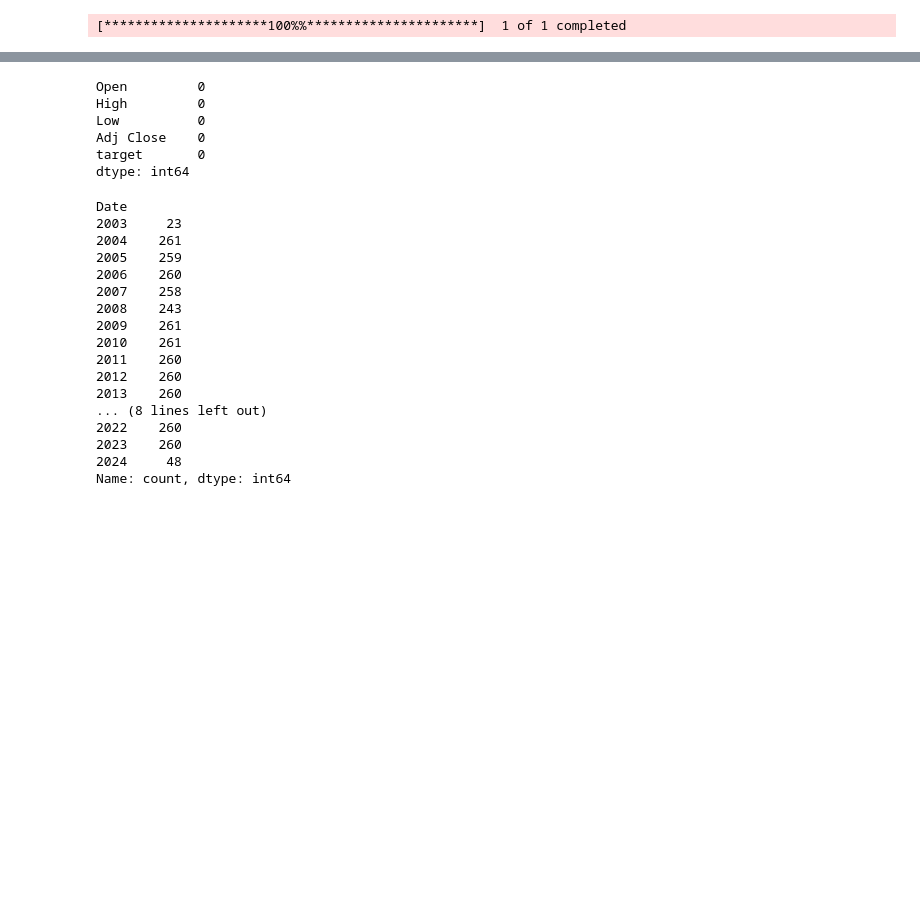
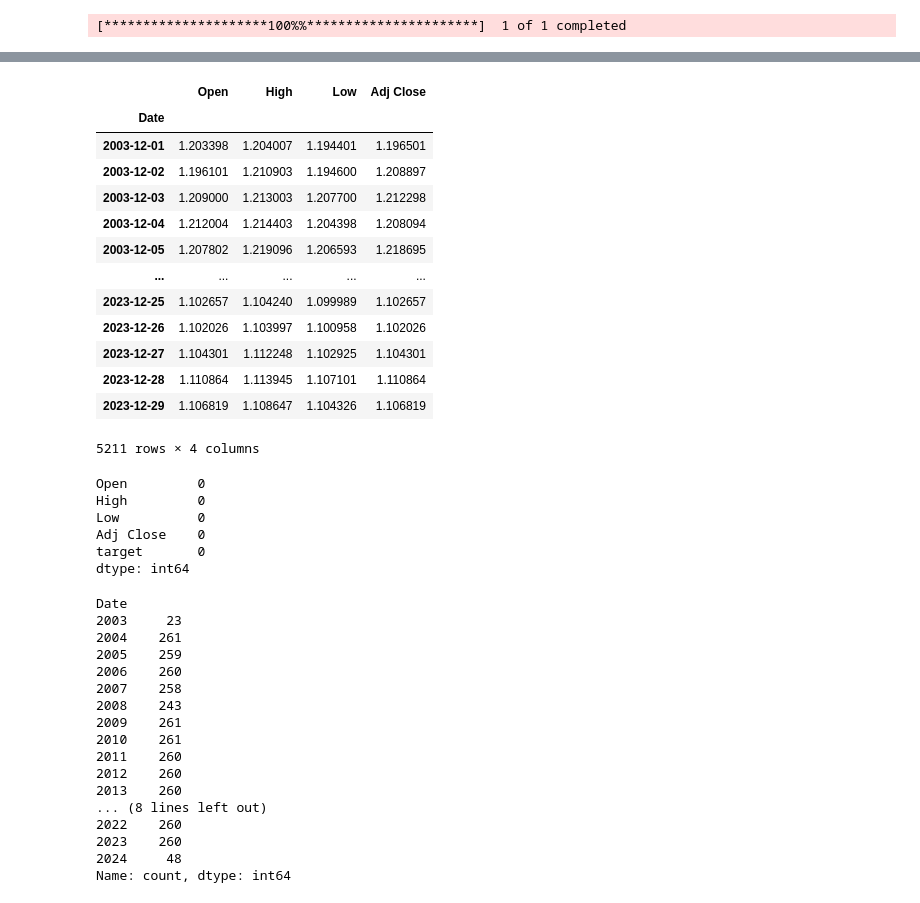
Before and after one commit to arowolo007/Loreon_Algo, a Jupyter notebook: stock_price_daily.ipynb, the cells around one changed output, grey strips where cells are left out. Saved outputs shown, nothing was run; the diff lists cells and outputs as text; code cells hidden in the pictures; blank space fills up the shorter version.

Commit message:
initiating baseline metrics

```diff
--- a/stock_price_daily.ipynb
+++ b/stock_price_daily.ipynb
@@ -32,2 +36,21 @@ data
+# %%
+# create a baseline metric
+
+df
+# %% [output]
+|  | Open | High | Low | Adj Close |
+| Date |  |  |  |  |
+| 2003-12-01 | 1.203398 | 1.204007 | 1.194401 | 1.196501 |
+| 2003-12-02 | 1.196101 | 1.210903 | 1.194600 | 1.208897 |
+| 2003-12-03 | 1.209000 | 1.213003 | 1.207700 | 1.212298 |
+| 2003-12-04 | 1.212004 | 1.214403 | 1.204398 | 1.208094 |
+| 2003-12-05 | 1.207802 | 1.219096 | 1.206593 | 1.218695 |
+| ... | ... | ... | ... | ... |
+| 2023-12-25 | 1.102657 | 1.104240 | 1.099989 | 1.102657 |
+| 2023-12-26 | 1.102026 | 1.103997 | 1.100958 | 1.102026 |
+| 2023-12-27 | 1.104301 | 1.112248 | 1.102925 | 1.104301 |
+| 2023-12-28 | 1.110864 | 1.113945 | 1.107101 | 1.110864 |
+| 2023-12-29 | 1.106819 | 1.108647 | 1.104326 | 1.106819 |
+5211 rows × 4 columns
 # %%
 data['target'] = data['Adj Close'].shift(-1)
```
Also changed, not shown: parts of 14 cells of this notebook.
